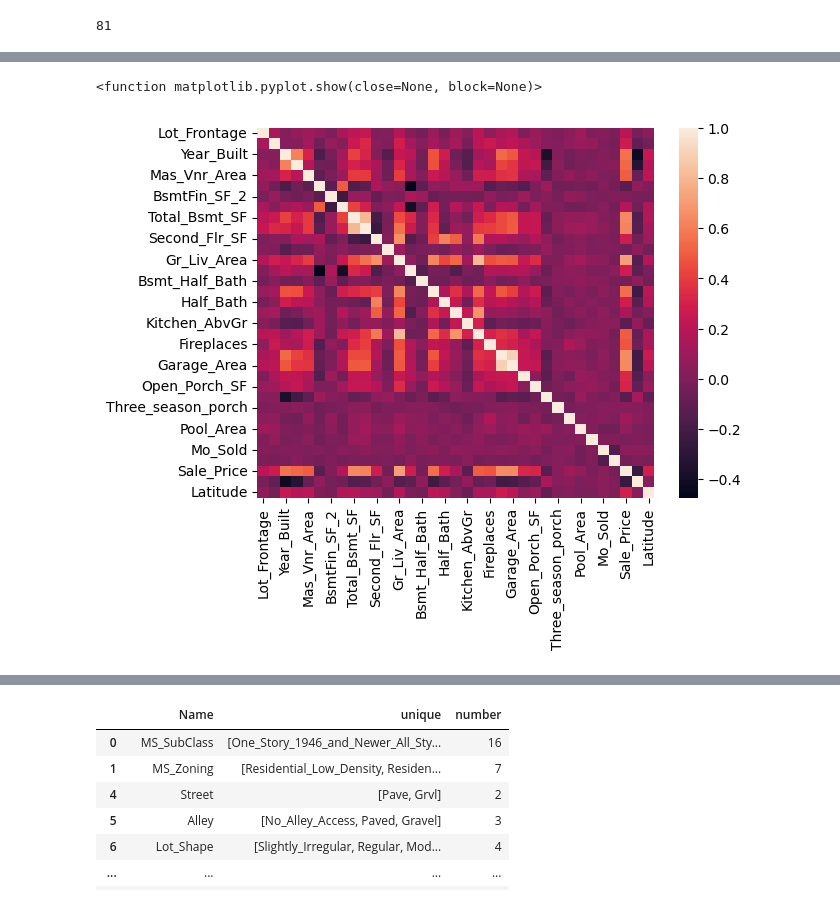
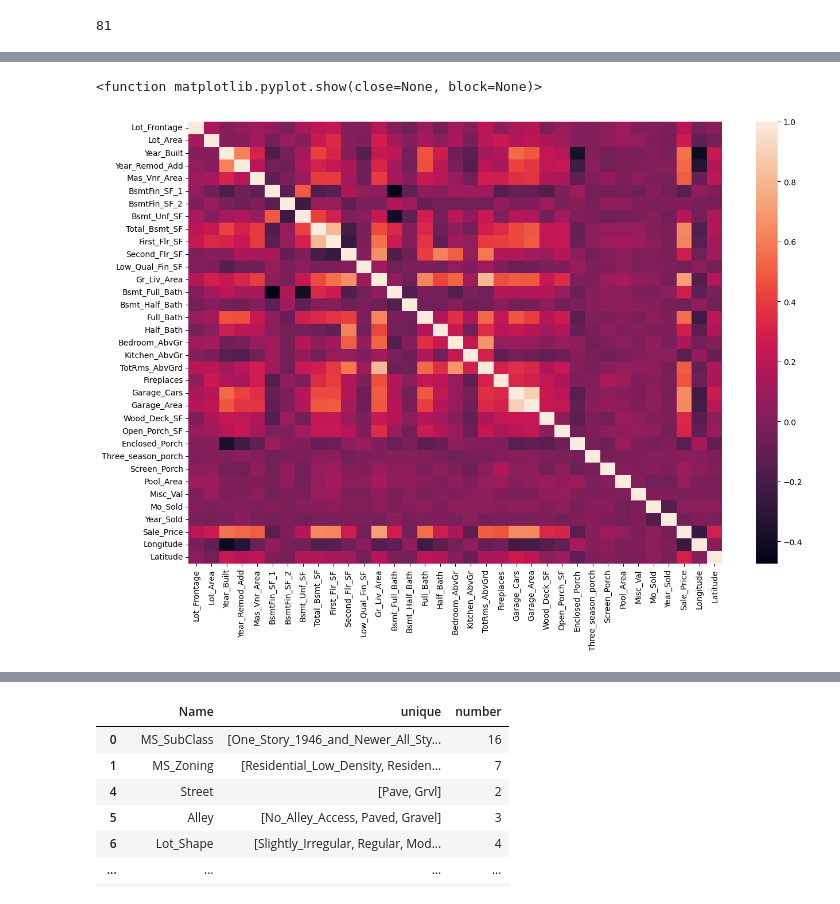
Before and after one commit to NICFRU/Advance-Machine-Learning, a Jupyter notebook: Bonus 1/Bonus1.ipynb, the cells around one changed output, grey strips where cells are left out. Drawn from its saved outputs; the diff is of its cells as text; code cells hidden in the pictures.

```diff
--- a/Bonus 1/Bonus1.ipynb
+++ b/Bonus 1/Bonus1.ipynb
@@ -12,6 +29,7 @@ len(df.columns)
 # %%
+plt.figure(figsize=(15,10))
 sns.heatmap(df.corr())
 plt.show
 # %% [output]
 <function matplotlib.pyplot.show(close=None, block=None)>
-[figure, old version]
+[figure, new version]
```
Also changed, not shown: parts of 25 cells of this notebook.
